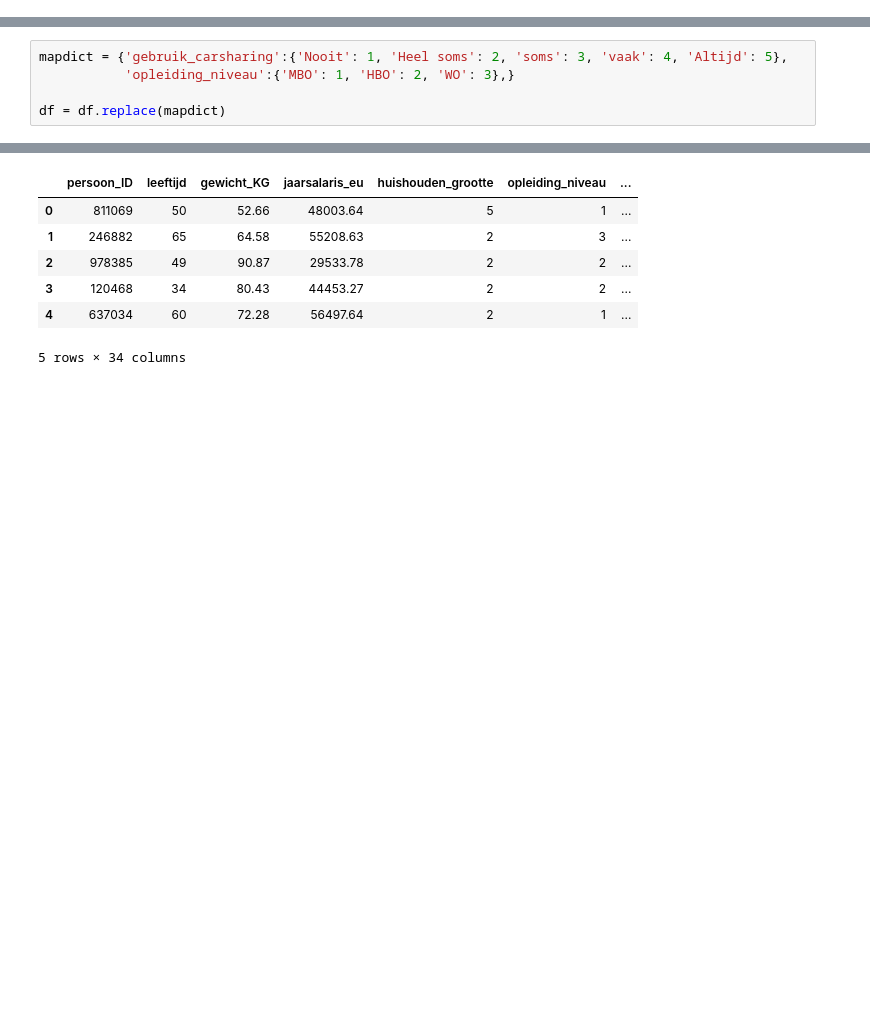
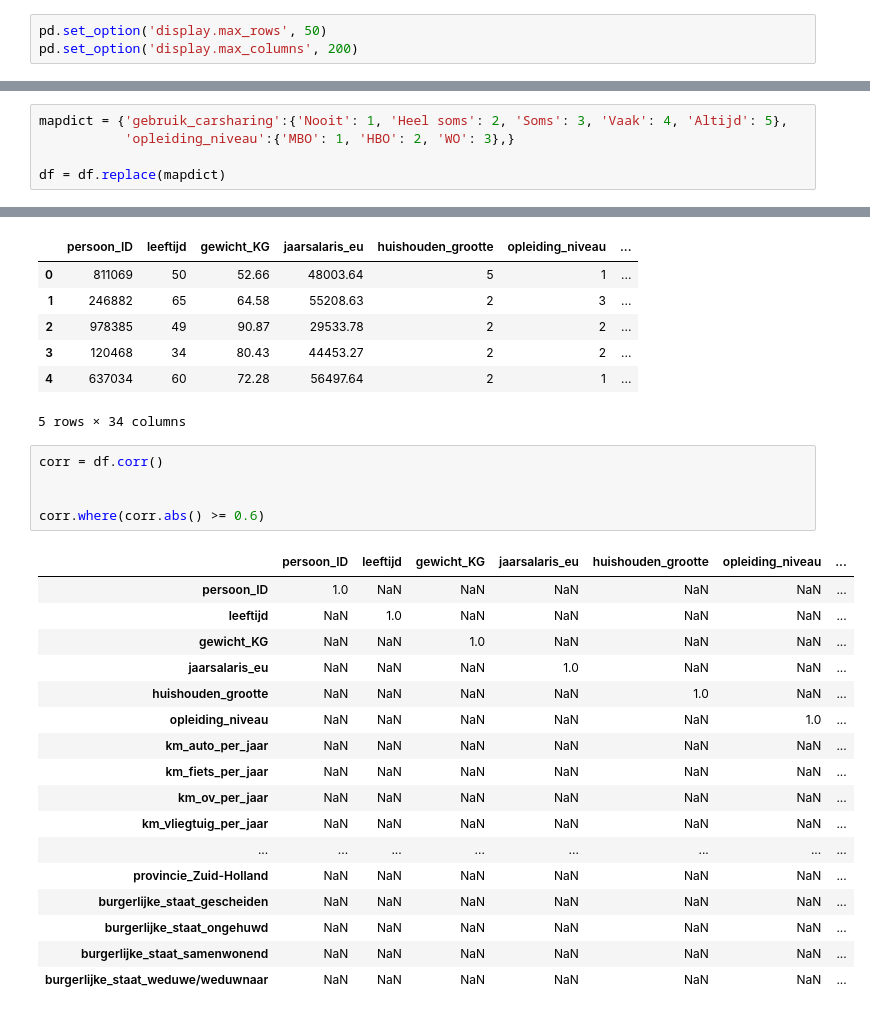
Before and after one commit to svenkr-6/Wiskunde_II_Portfolio, a Jupyter notebook: Sven.ipynb, the cells around one changed output, grey strips where cells are left out. Cells and saved outputs as stored; diff of their text form; blank space fills up the shorter version.

```diff
--- a/Sven.ipynb
+++ b/Sven.ipynb
@@ -3,6 +3,9 @@ import pandas as pd
 import numpy as np
 import matplotlib.pyplot as plt
 import seaborn as sns
+# %%
+pd.set_option('display.max_rows', 50)
+pd.set_option('display.max_columns', 200)
 # %%
 df = pd.read_excel('Mobiliteitsdata.xlsx').drop('stad', axis=1)
 
@@ -41,7 +44,7 @@ for i in df.columns:
 # %% [markdown]
 Ordinale categorieen
 # %%
-mapdict = {'gebruik_carsharing':{'Nooit': 1, 'Heel soms': 2, 'soms': 3, 'vaak': 4, 'Altijd': 5},
+mapdict = {'gebruik_carsharing':{'Nooit': 1, 'Heel soms': 2, 'Soms': 3, 'Vaak': 4, 'Altijd': 5},
            'opleiding_niveau':{'MBO': 1, 'HBO': 2, 'WO': 3},}
 
 df = df.replace(mapdict)
@@ -60,3 +63,26 @@ df.head()
 | 3 | 120468 | 34 | 80.43 | 44453.27 | 2 | 2 | ... |
 | 4 | 637034 | 60 | 72.28 | 56497.64 | 2 | 1 | ... |
 5 rows × 34 columns
+# %%
+corr = df.corr()
+
+
+corr.where(corr.abs() >= 0.6)
+# %% [output]
+|  | persoon_ID | leeftijd | gewicht_KG | jaarsalaris_eu | huishouden_grootte | opleiding_niveau | ... |
+| persoon_ID | 1.0 | NaN | NaN | NaN | NaN | NaN | ... |
+| leeftijd | NaN | 1.0 | NaN | NaN | NaN | NaN | ... |
+| gewicht_KG | NaN | NaN | 1.0 | NaN | NaN | NaN | ... |
+| jaarsalaris_eu | NaN | NaN | NaN | 1.0 | NaN | NaN | ... |
+| huishouden_grootte | NaN | NaN | NaN | NaN | 1.0 | NaN | ... |
+| opleiding_niveau | NaN | NaN | NaN | NaN | NaN | 1.0 | ... |
+| km_auto_per_jaar | NaN | NaN | NaN | NaN | NaN | NaN | ... |
+| km_fiets_per_jaar | NaN | NaN | NaN | NaN | NaN | NaN | ... |
+| km_ov_per_jaar | NaN | NaN | NaN | NaN | NaN | NaN | ... |
+| km_vliegtuig_per_jaar | NaN | NaN | NaN | NaN | NaN | NaN | ... |
+| ... | ... | ... | ... | ... | ... | ... | ... |
+| provincie_Zuid-Holland | NaN | NaN | NaN | NaN | NaN | NaN | ... |
+| burgerlijke_staat_gescheiden | NaN | NaN | NaN | NaN | NaN | NaN | ... |
+| burgerlijke_staat_ongehuwd | NaN | NaN | NaN | NaN | NaN | NaN | ... |
+| burgerlijke_staat_samenwonend | NaN | NaN | NaN | NaN | NaN | NaN | ... |
+| burgerlijke_staat_weduwe/weduwnaar | NaN | NaN | NaN | NaN | NaN | NaN | ... |
```
